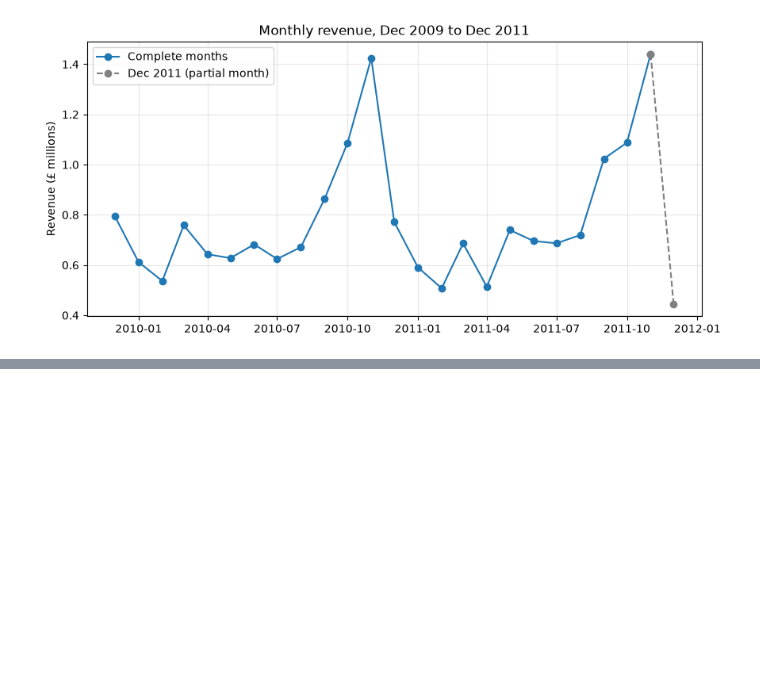
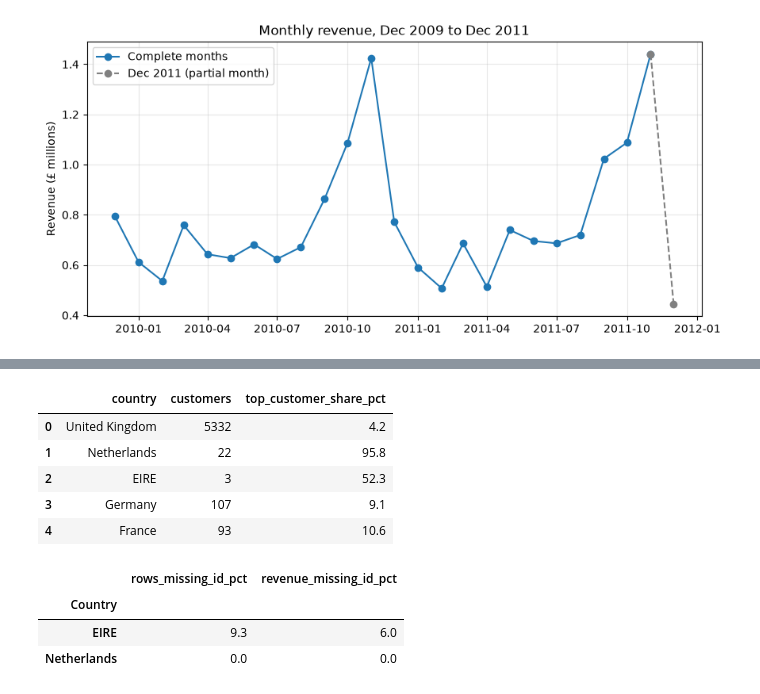
Before and after one commit to golubdiana/online-retail-analysis, a Jupyter notebook: notebooks/02_sql_analysis.ipynb, the cells around one changed output, grey strips where cells are left out. Cells and saved outputs as stored; diff of their text form; code cells hidden in the pictures; blank space fills up the shorter version.

```diff
--- a/notebooks/02_sql_analysis.ipynb
+++ b/notebooks/02_sql_analysis.ipynb
@@ -163,0 +210,36 @@ plt.show()
+# %%
+cust_rev = (
+    sales.dropna(subset=["Customer ID"])
+    .groupby(["Country", "Customer ID"])["Revenue"].sum()
+    .reset_index()
+)
+
+rows = []
+for c in ["United Kingdom", "Netherlands", "EIRE", "Germany", "France"]:
+    s = cust_rev[cust_rev["Country"] == c]["Revenue"].sort_values(ascending=False)
+    rows.append({
+        "country": c,
+        "customers": len(s),
+        "top_customer_share_pct": round(100 * s.iloc[0] / s.sum(), 1),
+    })
+pd.DataFrame(rows)
+# %% [output]
+|  | country | customers | top_customer_share_pct |
+| 0 | United Kingdom | 5332 | 4.2 |
+| 1 | Netherlands | 22 | 95.8 |
+| 2 | EIRE | 3 | 52.3 |
+| 3 | Germany | 107 | 9.1 |
+| 4 | France | 93 | 10.6 |
+# %%
+chk = sales[sales["Country"].isin(["Netherlands", "EIRE"])]
+pd.DataFrame({
+    "rows_missing_id_pct": chk.groupby("Country")["Customer ID"].apply(lambda s: round(100 * s.isna().mean(), 1)),
+    "revenue_missing_id_pct": chk.groupby("Country").apply(
+        lambda g: round(100 * g.loc[g["Customer ID"].isna(), "Revenue"].sum() / g["Revenue"].sum(), 1)
+    ),
+})
+# %% [output]
+|  | rows_missing_id_pct | revenue_missing_id_pct |
+| Country |  |  |
+| EIRE | 9.3 | 6.0 |
+| Netherlands | 0.0 | 0.0 |
```
Also changed, not shown: parts of 2 cells of this notebook, 3 other files.
